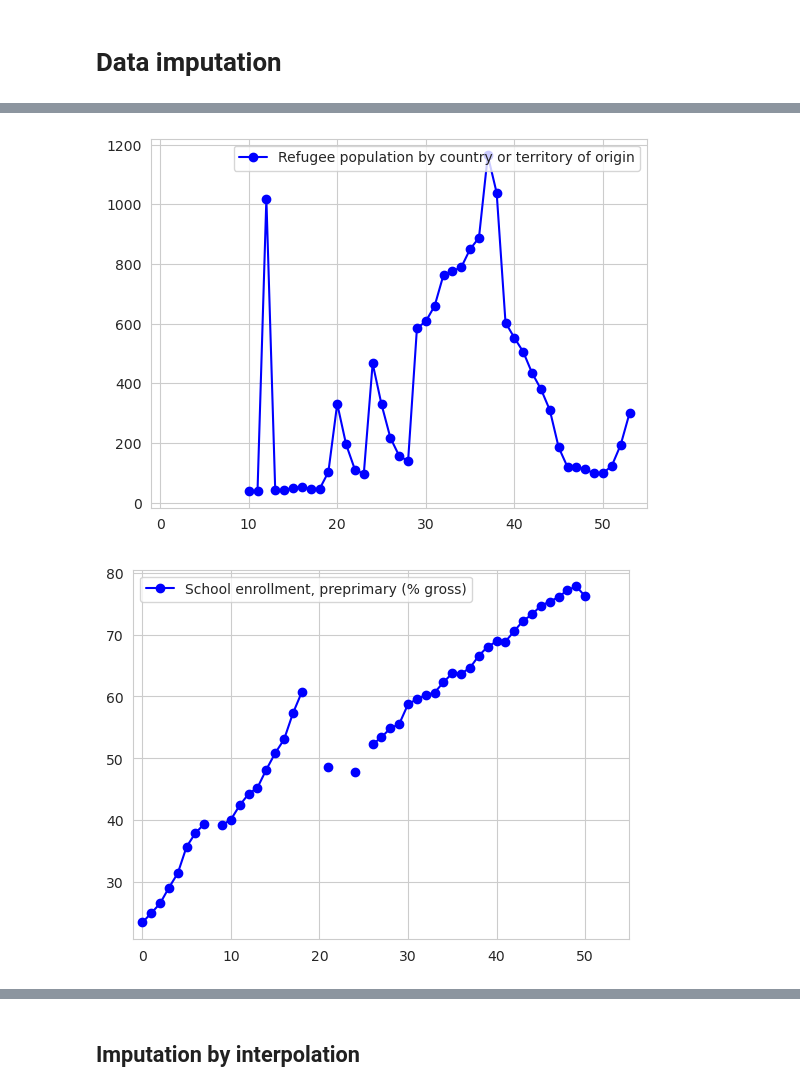
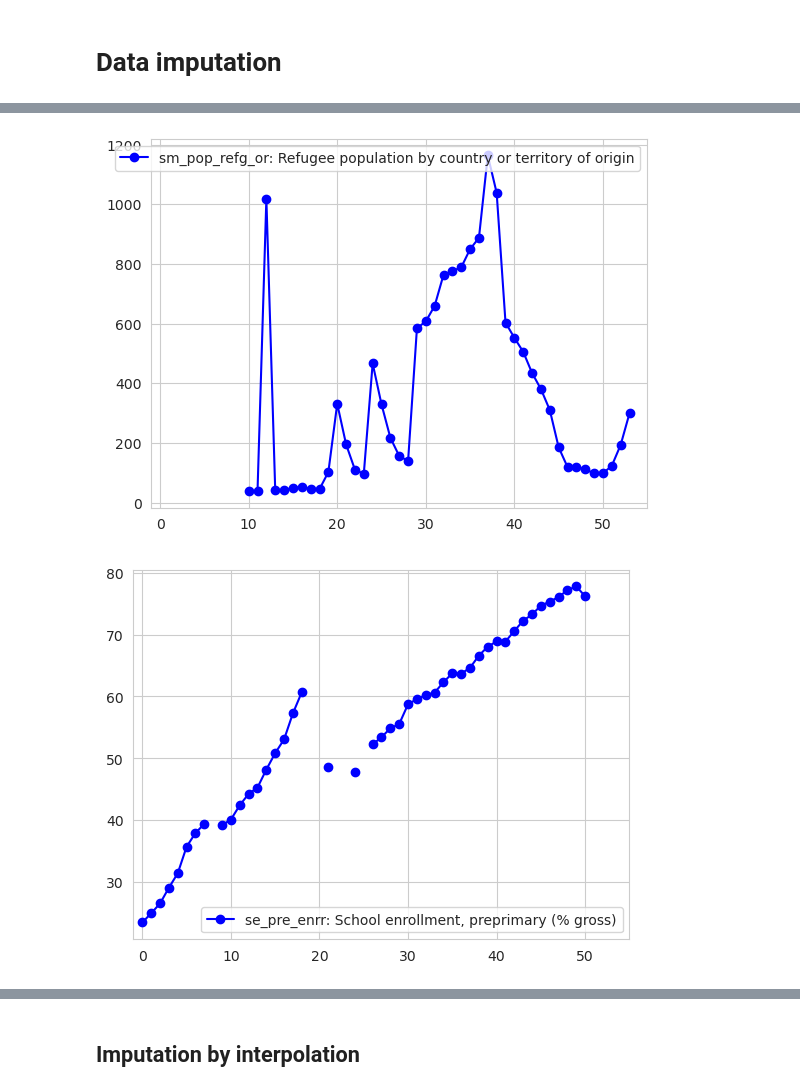
Before and after one commit to alejo-cuello/research-on-argentina, a Jupyter notebook: notebooks/0.2-alejo-impute_data.ipynb, the cells around one changed output, grey strips where cells are left out. Drawn from its saved outputs; the diff is of its cells as text; code cells hidden in the pictures.

```diff
--- a/notebooks/0.2-alejo-impute_data.ipynb
+++ b/notebooks/0.2-alejo-impute_data.ipynb
@@ -118,5 +119,5 @@ shadow_matrix.head()
 # %%
 for i, col in enumerate(columns_with_missing_values):
     arg_di_df[[col]].plot(color="blue",marker="o",xlim=(-1,55))
-    plt.legend([get_indicator_name(col,True)])
+    plt.legend([(col + ": " + get_indicator_name(col,True))])
 # %% [output]
@@ -124,2 +125,2 @@ for i, col in enumerate(columns_with_missing_values):
-[figure, old version]
+[figure, new version]
-[figure, old version]
+[figure, new version]
```
Also changed, not shown: parts of 12 cells of this notebook.
